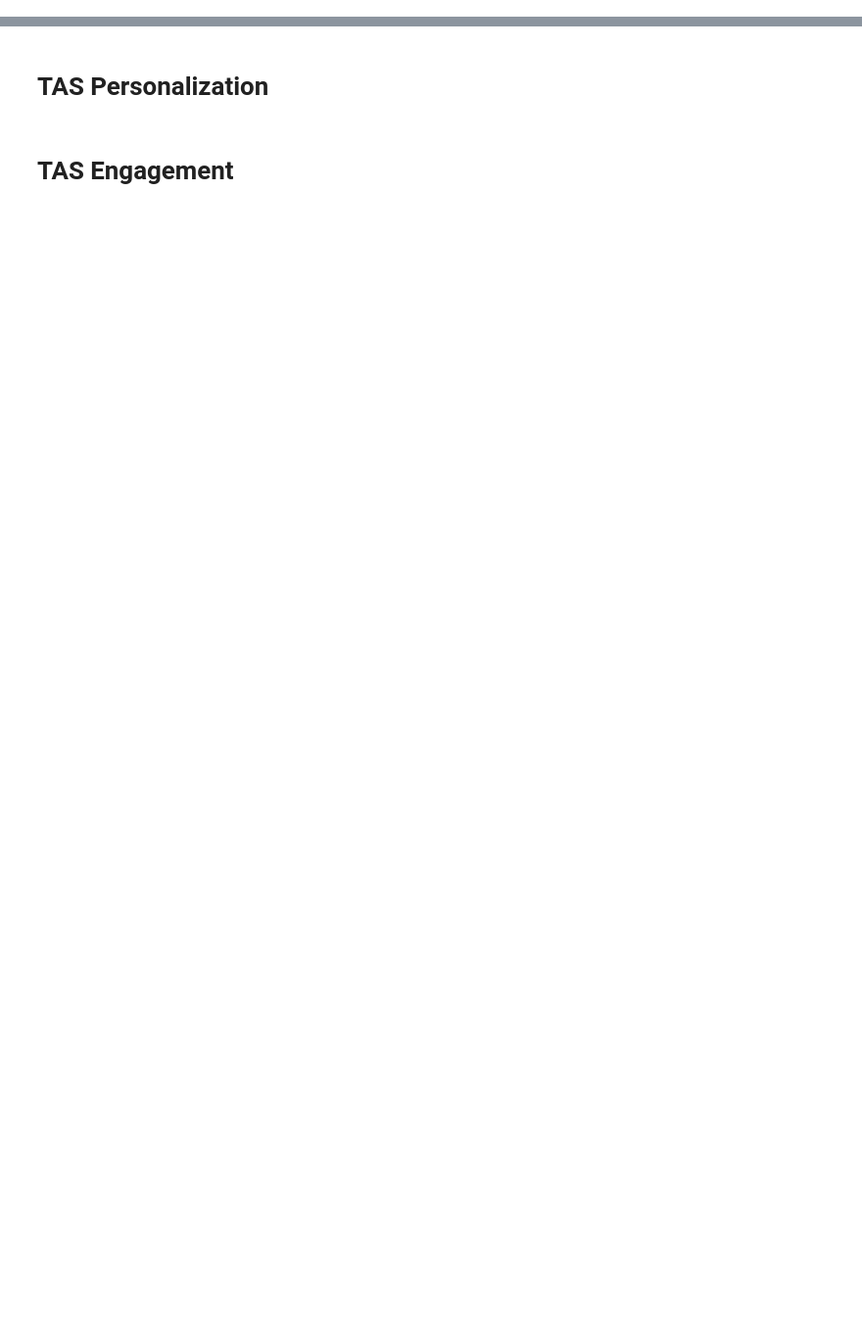
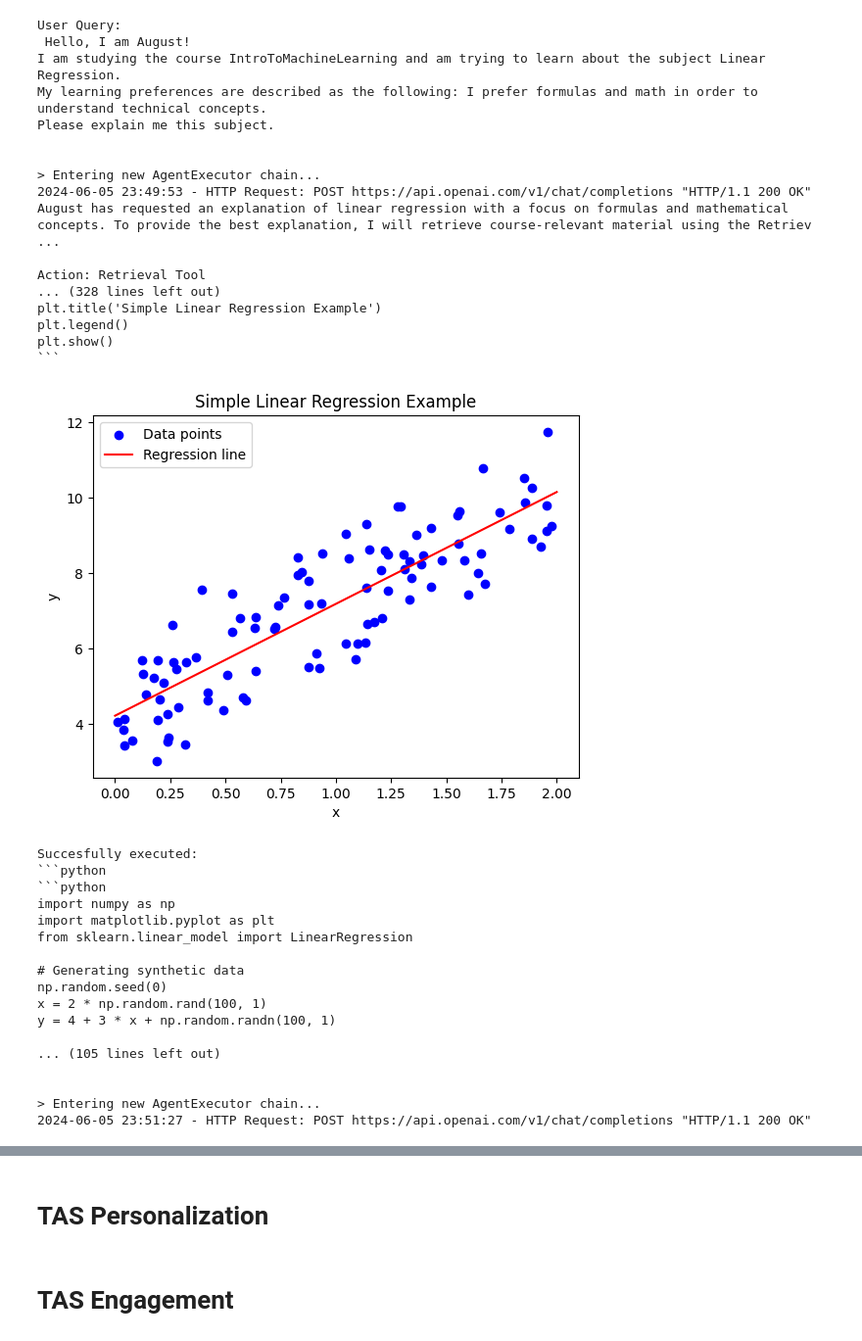
Before and after one commit to augustsemrau/thesis2024, a Jupyter notebook: src/thesis2024/TAS_notebook.ipynb, the cells around one changed output, grey strips where cells are left out. Shown at 98% size. Cells and saved outputs as stored; diff of their text form; code cells hidden in the pictures; blank space fills up the shorter version.

````diff
--- a/src/thesis2024/TAS_notebook.ipynb
+++ b/src/thesis2024/TAS_notebook.ipynb
@@ -3,0 +186,69 @@ from thesis2024.TAS import TAS
+# %%
+student_name = "August"
+student_course = "IntroToMachineLearning"
+
+subjects = ["Linear Regression",
+            "K-nearest neighbour classification",
+            "Cross-validation"]
+
+learning_preferences = ["I prefer formulas and math in order to understand technical concepts",
+                        "I prefer code examples in order to understand technical concepts",
+                        "I prefer text-based explanations and metaphors in order to understand technical concepts"]
+
+count = 3
+for student_subject in subjects:
+        for student_learning_preferences in learning_preferences:
+                ls_name = "TAS_Evaluation_1_Conv_" + str(count)
+                count += 1
+                llm_model = init_llm_langsmith(llm_key=4, temp=0.5, langsmith_name=ls_name)
+                # llm_model = init_llm_langsmith(llm_key=4, temp=0.5, langsmith_name="BASELINE_CHAIN")
+                tas = TAS(llm_model=llm_model,
+                        baseline_bool=False,
+                        course=student_course,
+                        subject=student_subject,
+                        learning_prefs=student_learning_preferences,
+                        student_name=student_name,
+                        student_id=None#"AugustSemrau1"
+                        )
+
+                student_query = f"Hello, I am {student_name}!\nI am studying the course {student_course} and am trying to learn about the subject {student_subject}.\nMy learning preferences are described as the following: {student_learning_preferences}.\nPlease explain me this subject."
+
+                res = tas.predict(query=student_query)
+                res = tas.predict(query="I'm not sure I understand the subject from this explanation. Can you explain it in a different way?")
+                res = tas.predict(query="Thank you for the help, have a nice day!")
+# %% [output]
+User Query:
+ Hello, I am August!
+I am studying the course IntroToMachineLearning and am trying to learn about the subject Linear Regression.
+My learning preferences are described as the following: I prefer formulas and math in order to understand technical concepts.
+Please explain me this subject.
+
+
+> Entering new AgentExecutor chain...
+2024-06-05 23:49:53 - HTTP Request: POST https://api.openai.com/v1/chat/completions "HTTP/1.1 200 OK"
+August has requested an explanation of linear regression with a focus on formulas and mathematical concepts. To provide the best explanation, I will retrieve course-relevant material using the Retriev ...
+
+Action: Retrieval Tool
+... (328 lines left out)
+plt.title('Simple Linear Regression Example')
+plt.legend()
+plt.show()
+```
+[figure, added]
+Succesfully executed:
+```python
+```python
+import numpy as np
+import matplotlib.pyplot as plt
+from sklearn.linear_model import LinearRegression
+
+# Generating synthetic data
+np.random.seed(0)
+x = 2 * np.random.rand(100, 1)
+y = 4 + 3 * x + np.random.randn(100, 1)
+
+... (105 lines left out)
+
+
+> Entering new AgentExecutor chain...
+2024-06-05 23:51:27 - HTTP Request: POST https://api.openai.com/v1/chat/completions "HTTP/1.1 200 OK"
````
Also changed, not shown: parts of 11 cells of this notebook, 2 other files.
